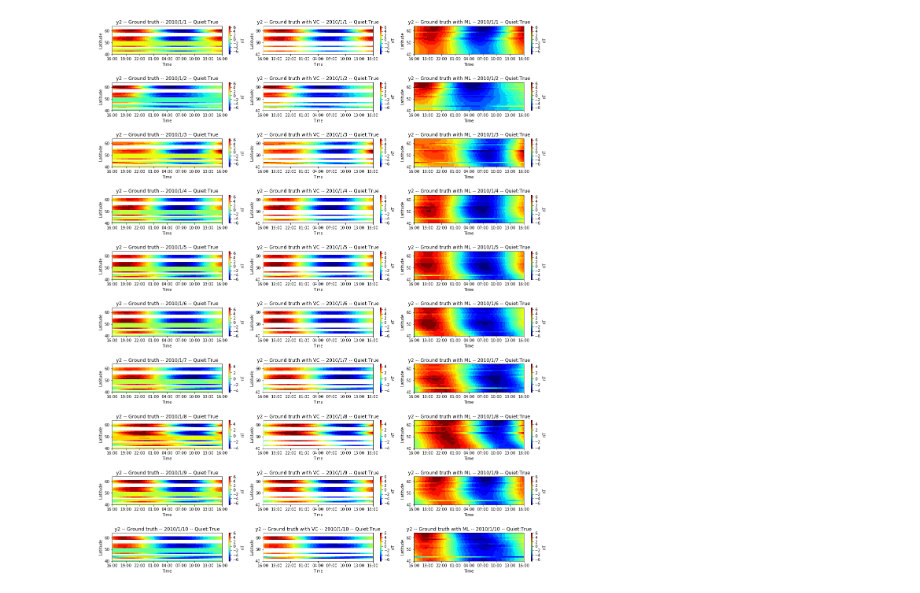
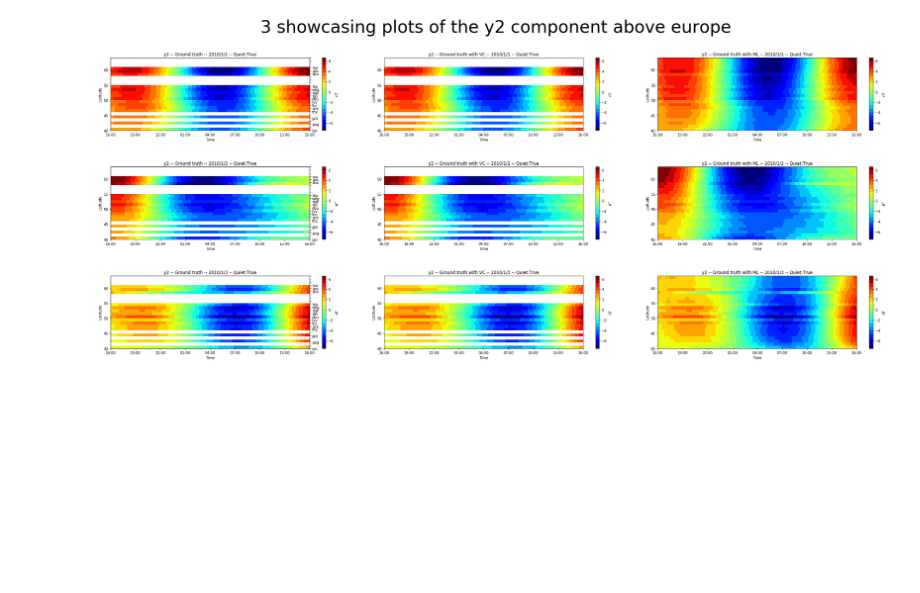
Before and after one commit to Pierre-LaurentC/Generative_Adversarial_Network, a Jupyter notebook: DisplayDataset.ipynb, the cells around one changed output. Drawn from its saved outputs; the diff is of its cells as text; code cells hidden in the pictures; blank space fills up the shorter version.

Commit message:
Improved displaying system

```diff
--- a/DisplayDataset.ipynb
+++ b/DisplayDataset.ipynb
@@ -11,33 +11,46 @@ def DisplayGraphWithInfos(array, infos, title, axs, axy, axn, fig):
     x_lims = mdates.date2num(x_lims)
     axs[axy][axn].xaxis_date()
     axs[axy][axn].imshow(array, origin='lower', cmap=plt.get_cmap('jet',20) , aspect='auto',extent=[x_lims[0],x_lims[1],infos[2],infos[1]])
+
+    if axn == 0:
+        stationsNameAxis = axs[axy][axn].twinx()
+        stationsNameAxis.set_yticks(np.arange(len(infos[10])), minor=False)
+        stationsNameAxis.set_yticklabels(infos[10],fontdict=None, minor=False)
+
     x_lims = mdates.DateFormatter("%H:%M")
     axs[axy][axn].xaxis.set_major_formatter(x_lims)
     axs[axy][axn].set_title("{} -- {} -- {}/{}/{} -- Quiet:{}".format(infos[9], title, infos[0].year, infos[0].month, infos[0].day, infos[8]))
     axs[axy][axn].set_xlabel("Time")
     axs[axy][axn].set_ylabel("Latitude")
-    sm = plt.cm.ScalarMappable(cmap=plt.get_cmap('jet'), norm=plt.Normalize(vmin=infos[6], vmax=infos[5]))
+    sm = plt.cm.ScalarMappable(cmap=plt.get_cmap('jet',20), norm=plt.Normalize(vmin=infos[6], vmax=infos[5]))
     sm._A = []
     clb=fig.colorbar(sm, ax=axs[axy][axn])
     clb.set_label("nT")
 # %%
 epoch = 0
 localFileName = "../TrainingDataset/x_train/"
 mountFileName = '../../Bureau/IRAP_mount/TrainingDataset/x_train/'
-numberOfPlots = 10
+numberOfPlots = 3
+trainingArray = np.array([])
 fig, axs = plt.subplots(numberOfPlots,3, figsize=(25, 10), facecolor='w', edgecolor='k')
-fig.subplots_adjust(hspace = 1., wspace=.1)
+fig.subplots_adjust(hspace = .5, wspace=.1)
 
 axs = axs.ravel().reshape(numberOfPlots,3)
-fig.set_size_inches(20,25)
+fig.set_size_inches(40,numberOfPlots*5)
 
 for i in range(numberOfPlots):
     trainingArray = np.load('{}y2_{}.npy'.format(localFileName, epoch+i), allow_pickle=True, encoding="latin1")
     DisplayGraphWithInfos(trainingArray[3], trainingArray[2], "Ground truth", axs, i, 0, fig)
     DisplayGraphWithInfos(trainingArray[0], trainingArray[2], "Ground truth with VC", axs, i, 1, fig)
     DisplayGraphWithInfos(trainingArray[1], trainingArray[2], "Ground truth with ML", axs, i, 2, fig)
 
-fig.show()
-fig.savefig("DisplayDatasetEurope.png")
+if trainingArray[2][11][0] != 'custom':
+    fig.suptitle('{} showcasing plots of the {} component above {}'.format(numberOfPlots, trainingArray[2][9], trainingArray[2][11][0]), fontsize=48)
+    fig.show()
+    fig.savefig("DisplayDataset_{}.png".format(trainingArray[2][11][0]))
+else:
+    fig.suptitle('{} showcasing plots of the {} component above {}'.format(numberOfPlots, trainingArray[2][9], trainingArray[2][11][1]), fontsize=48)
+    fig.show()
+    fig.savefig("DisplayDataset_{}.png".format(trainingArray[2][11][1]))
 # %% [output]
-[figure, old version]
+[figure, new version]
```
Also changed, not shown: 1 other file.
